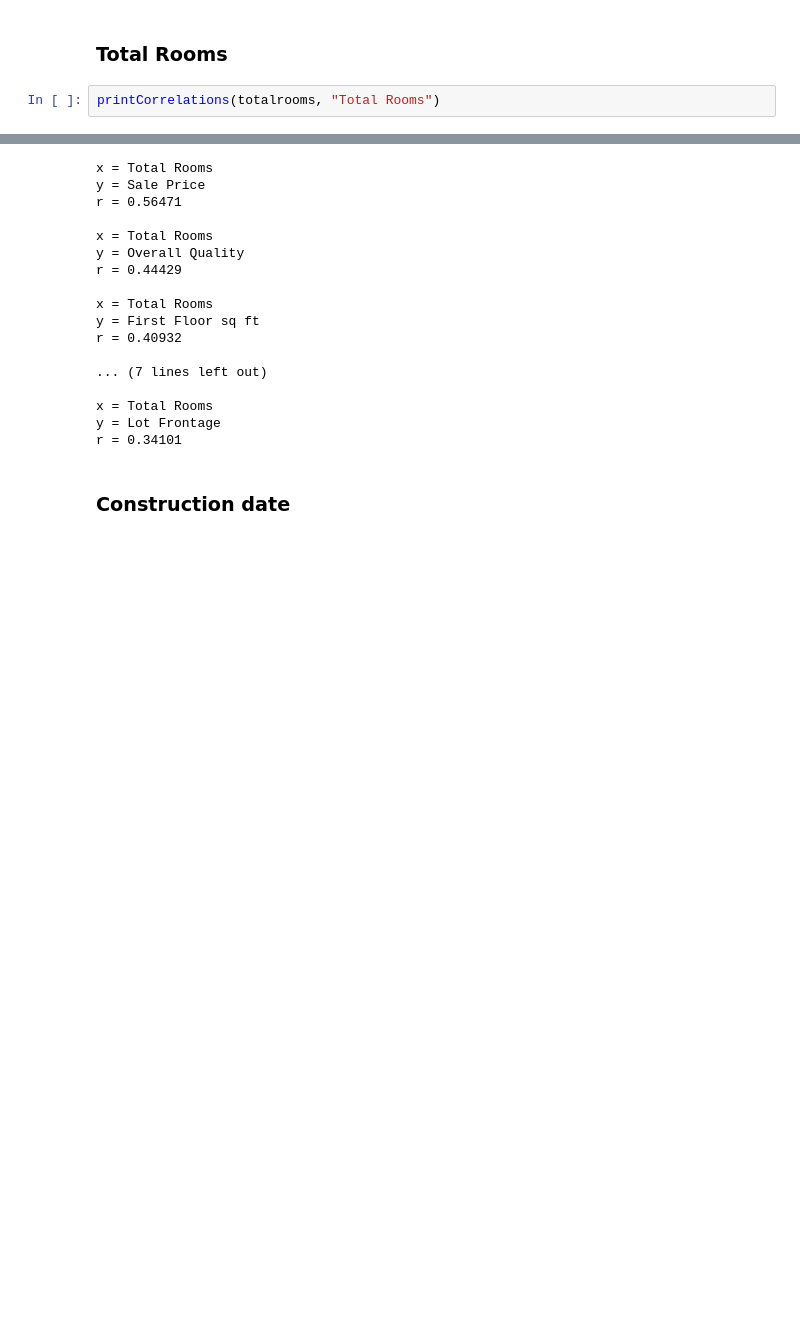
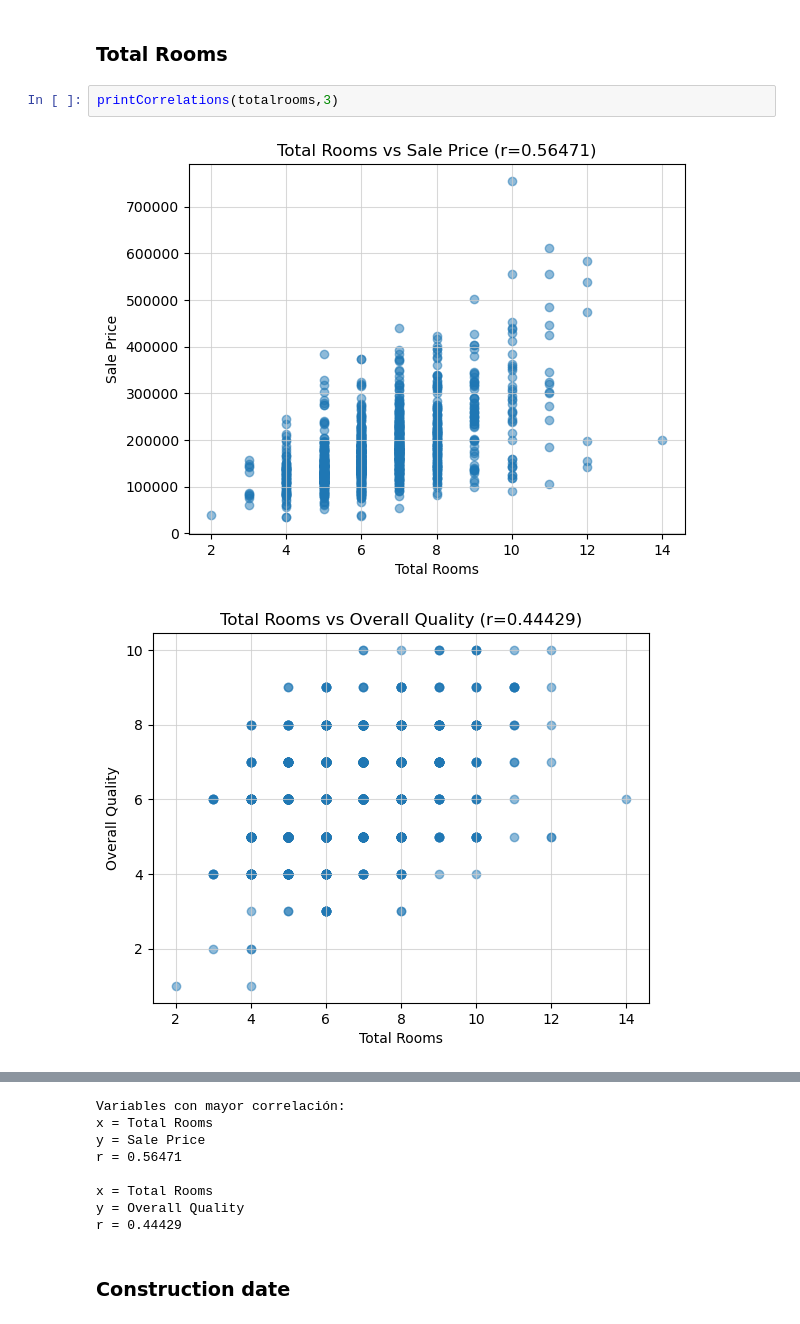
Before and after one commit to SirJose/Proyecto1, a Jupyter notebook: Proyecto1.ipynb, the cells around one changed output, grey strips where cells are left out. Cells and saved outputs as stored; diff of their text form; blank space fills up the shorter version.

```diff
--- a/Proyecto1.ipynb
+++ b/Proyecto1.ipynb
@@ -297,5 +293,7 @@ Variables con mayor correlación:
 # %% [markdown]
 ### Total Rooms
 # %%
-printCorrelations(totalrooms, "Total Rooms")
+printCorrelations(totalrooms,3)
 # %% [output]
+[figure, added]
+[figure, added]
@@ -302,3 +303,4 @@ printCorrelations(totalrooms, "Total Rooms")
+Variables con mayor correlación:
 x = Total Rooms
 y = Sale Price
 r = 0.56471
@@ -306,16 +308,6 @@ r = 0.56471
 x = Total Rooms
 y = Overall Quality
 r = 0.44429
-
-x = Total Rooms
-y = First Floor sq ft
-r = 0.40932
-
-... (7 lines left out)
-
-x = Total Rooms
-y = Lot Frontage
-r = 0.34101
 # %% [markdown]
 ### Construction date
 # %%
```
Also changed, not shown: parts of 8 cells of this notebook.
